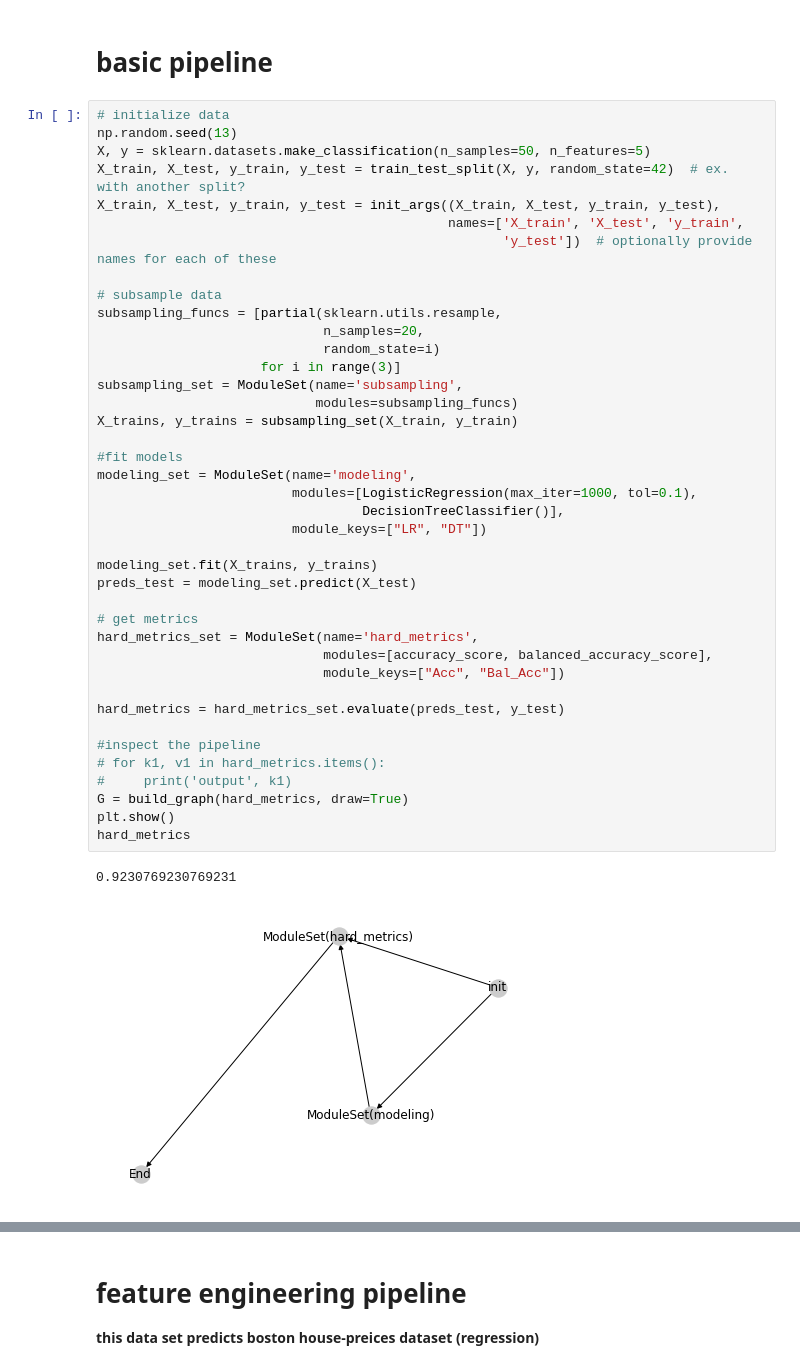
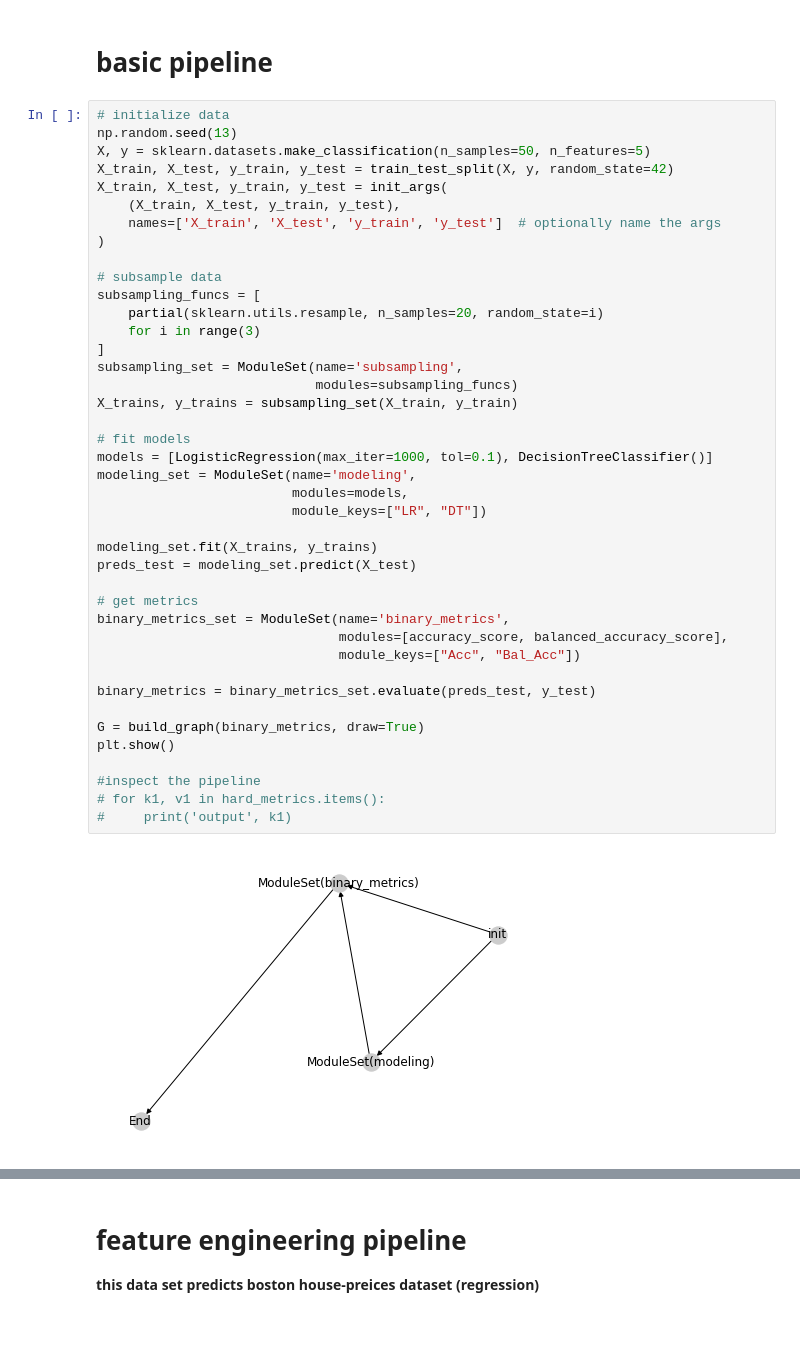
Before and after one commit to Yu-Group/veridical-flow, a Jupyter notebook: notebooks/00_synthetic_classification.ipynb, the cells around one changed output, grey strips where cells are left out. Drawn from its saved outputs; the diff is of its cells as text; blank space fills up the shorter version.

```diff
--- a/notebooks/00_synthetic_classification.ipynb
+++ b/notebooks/00_synthetic_classification.ipynb
@@ -21,43 +26,43 @@ from vflow.pipeline import build_graph
 # %%
 # initialize data
 np.random.seed(13)
 X, y = sklearn.datasets.make_classification(n_samples=50, n_features=5)
-X_train, X_test, y_train, y_test = train_test_split(X, y, random_state=42)  # ex. with another split?
-X_train, X_test, y_train, y_test = init_args((X_train, X_test, y_train, y_test),
-                                             names=['X_train', 'X_test', 'y_train',
-                                                    'y_test'])  # optionally provide names for each of these
+X_train, X_test, y_train, y_test = train_test_split(X, y, random_state=42)
+X_train, X_test, y_train, y_test = init_args(
+    (X_train, X_test, y_train, y_test),
+    names=['X_train', 'X_test', 'y_train', 'y_test']  # optionally name the args
+)
 
 # subsample data
-subsampling_funcs = [partial(sklearn.utils.resample,
-                             n_samples=20,
-                             random_state=i)
-                     for i in range(3)]
+subsampling_funcs = [
+    partial(sklearn.utils.resample, n_samples=20, random_state=i)
+    for i in range(3)
+]
 subsampling_set = ModuleSet(name='subsampling',
                             modules=subsampling_funcs)
 X_trains, y_trains = subsampling_set(X_train, y_train)
 
-#fit models
+# fit models
+models = [LogisticRegression(max_iter=1000, tol=0.1), DecisionTreeClassifier()]
 modeling_set = ModuleSet(name='modeling',
-                         modules=[LogisticRegression(max_iter=1000, tol=0.1),
-                                  DecisionTreeClassifier()],
+                         modules=models,
                          module_keys=["LR", "DT"])
 
 modeling_set.fit(X_trains, y_trains)
 preds_test = modeling_set.predict(X_test)
 
 # get metrics
-hard_metrics_set = ModuleSet(name='hard_metrics',
-                             modules=[accuracy_score, balanced_accuracy_score],
-                             module_keys=["Acc", "Bal_Acc"])
+binary_metrics_set = ModuleSet(name='binary_metrics',
+                               modules=[accuracy_score, balanced_accuracy_score],
+                               module_keys=["Acc", "Bal_Acc"])
 
-hard_metrics = hard_metrics_set.evaluate(preds_test, y_test)
+binary_metrics = binary_metrics_set.evaluate(preds_test, y_test)
+
+G = build_graph(binary_metrics, draw=True)
+plt.show()
 
 #inspect the pipeline
 # for k1, v1 in hard_metrics.items():
 #     print('output', k1)
-G = build_graph(hard_metrics, draw=True)
-plt.show()
-hard_metrics
 # %% [output]
-0.9230769230769231
-[figure, old version]
+[figure, new version]
```
Also changed, not shown: parts of 4 cells of this notebook, 1 other file.
